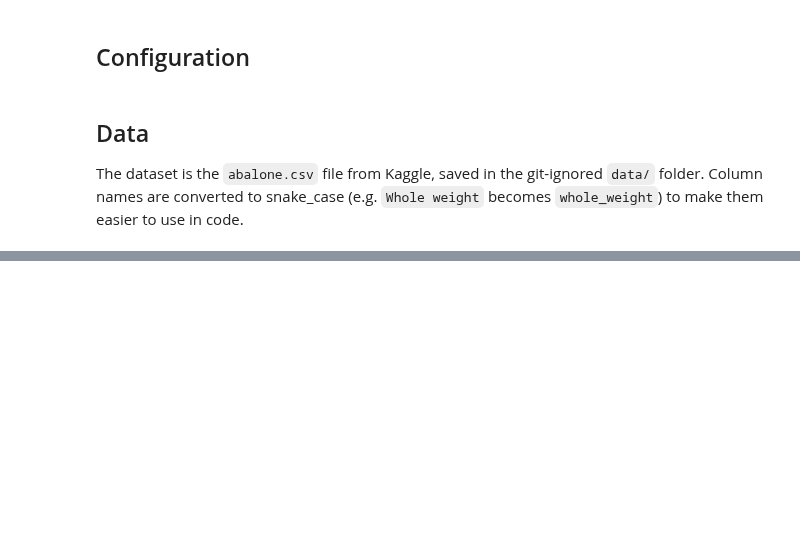
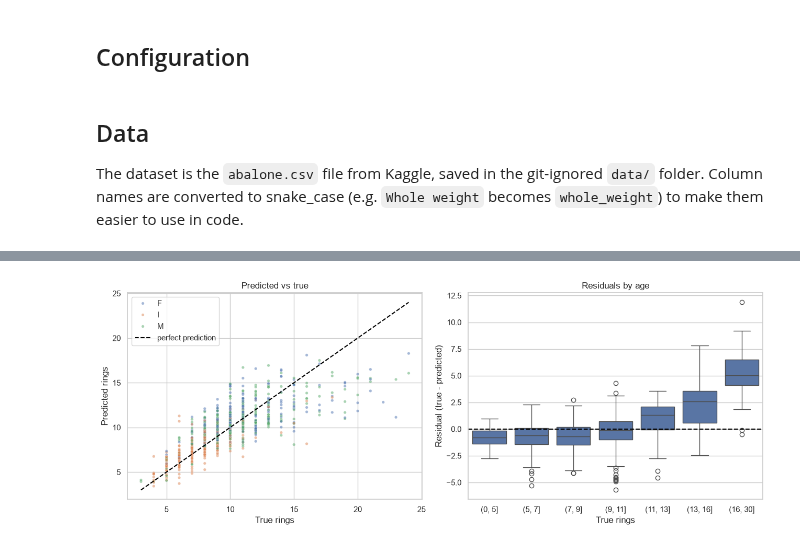
Before and after one commit to Spaard/xhec-mlops-2026-project, a Jupyter notebook: notebooks/modelling.ipynb, the cells around one changed output, grey strips where cells are left out. Cells and saved outputs as stored; diff of their text form; code cells hidden in the pictures; blank space fills up the shorter version.

```diff
--- a/notebooks/modelling.ipynb
+++ b/notebooks/modelling.ipynb
@@ -155,0 +100,11 @@ Name: test set, dtype: float64
+# %%
+def load_data(path: str) -> pd.DataFrame:
+    """Load the abalone dataset and convert its column names to snake_case."""
+    df = pd.read_csv(path)
+    df.columns = df.columns.str.lower().str.replace(" ", "_")
+    return df
+
+
+df = load_data(DATA_PATH)
+print(f"{df.shape[0]} abalones, {df.shape[1]} columns")
+df.head()
@@ -155,0 +484,14 @@ Name: test set, dtype: float64
+# %%
+def build_stacking_model(base_models: dict[str, BaseEstimator]) -> StackingRegressor:
+    """Combine the base models with a Ridge regression trained on their predictions."""
+    return StackingRegressor(
+        estimators=list(base_models.items()),
+        final_estimator=RidgeCV(alphas=np.logspace(-3, 3, 20)),
+        cv=TUNING_CV,
+        n_jobs=-1,
+    )
+
+
+stacking_model = build_stacking_model(tuned_models)
+cross_validate_model("stacking ensemble", stacking_model)
+summarise_cv_results()
@@ -155,0 +594,20 @@ Name: test set, dtype: float64
+# %%
+predictions = final_model.predict(X_test)
+residuals = y_test - predictions
+
+fig, axes = plt.subplots(1, 2, figsize=(13, 5))
+sns.scatterplot(x=y_test, y=predictions, hue=X_test["sex"], alpha=0.5, s=15, ax=axes[0])
+limits = [y_test.min(), y_test.max()]
+axes[0].plot(limits, limits, color="black", linestyle="--", label="perfect prediction")
+axes[0].set(xlabel="True rings", ylabel="Predicted rings", title="Predicted vs true")
+axes[0].legend()
+
+sns.boxplot(x=pd.cut(y_test, [0, 5, 7, 9, 11, 13, 16, 30]), y=residuals, ax=axes[1])
+axes[1].axhline(0, color="black", linestyle="--")
+axes[1].set(
+    xlabel="True rings", ylabel="Residual (true - predicted)", title="Residuals by age"
+)
+plt.tight_layout()
+plt.show()
+# %% [output]
+[figure, added]
```
Also changed, not shown: parts of 71 cells of this notebook.
